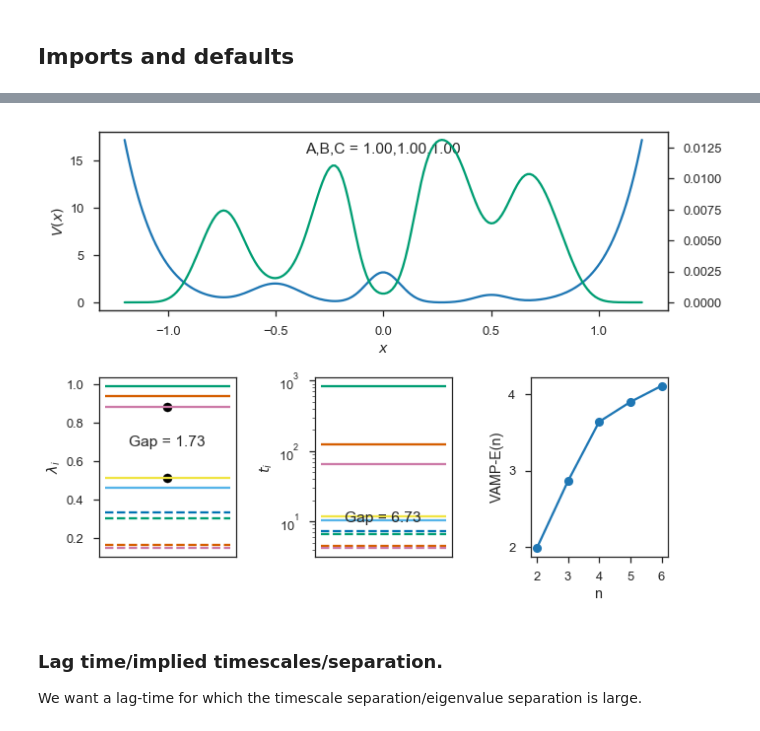
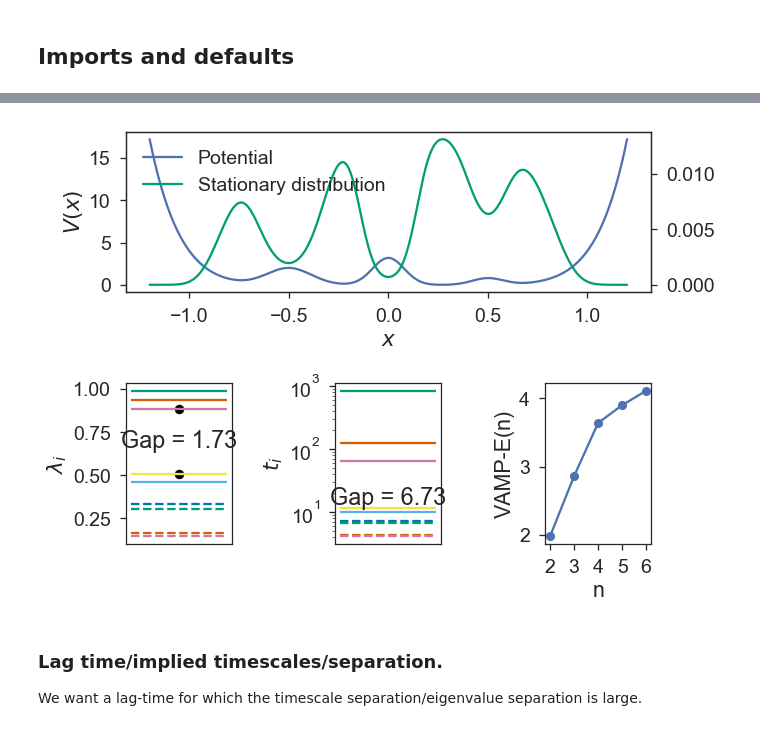
Before and after one commit to RobertArbon/four_well_analysis, a Jupyter notebook: Three-Four-Well-Selection/QuadWell Exact Values-Explorer.ipynb, the cells around one changed output, grey strips where cells are left out. Drawn from its saved outputs; the diff is of its cells as text; code cells hidden in the pictures.

```diff
--- a/Three-Four-Well-Selection/QuadWell Exact Values-Explorer.ipynb
+++ b/Three-Four-Well-Selection/QuadWell Exact Values-Explorer.ipynb
@@ -98,6 +98,7 @@ C = 1
 tau = 8
 # %%
 # ticker = MultipleLocator(base=1)
+sns.set_context('talk', font_scale=1.5)
 from scipy.stats.mstats import gmean
 xmin, xmax = -1.2, 1.2
 N = 200
@@ -134,12 +135,13 @@ ax3 = plt.subplot2grid((3, 3), (1, 1))
 ax4 = plt.subplot2grid((3, 3), (1, 2))
 axes = [ax1,ax2,ax3,ax4]
 
-axes[0].plot(x, potential(x,A,B,C))
+p1 = axes[0].plot(x, potential(x,A,B,C))
 tw_ax = axes[0].twinx()
-tw_ax.plot(x, mu, color=cols[1])
+p2 = tw_ax.plot(x, mu, color=cols[1],)
+tw_ax.legend((p1[0], p2[0]), ('Potential', 'Stationary distribution'))
 
-axes[0].text(x = 0.5, y=0.9,s='A,B,C = {0:4.2f},{1:4.2f},{2:4.2f}'.format(A,B,C),
-             transform=axes[0].transAxes, verticalalignment='center', horizontalalignment='center' )
+# axes[0].text(x = 0.5, y=0.9,s='A,B,C = {0:4.2f},{1:4.2f},{2:4.2f}'.format(A,B,C),
+#              transform=axes[0].transAxes, verticalalignment='center', horizontalalignment='center' )
 axes[0].set_ylabel('$V(x)$')
 axes[0].set_xlabel('$x$')
 
@@ -154,7 +156,7 @@ axes[1].tick_params(axis = 'x', bottom=False, labelbottom=False)
 _ = [axes[2].hlines(xmin=0,xmax=1, y=-tau/np.log(u[i]), color=cols[i])  if i <= num_resolve_ts else
      axes[2].hlines(xmin=0,xmax=1, y=-tau/np.log(u[i]), color=cols[i], linestyle='--') for i in range(1,kmax)]
 axes[2].text(s='Gap = {:4.2f}'.format(np.max(ts_gaps)), x=0.5, y=gmean(ts[gap_m]),
-             verticalalignment='center', horizontalalignment='center' )
+             verticalalignment='bottom', horizontalalignment='center' )
 axes[2].tick_params(axis = 'x', bottom=False, labelbottom=False)
 axes[2].set_yscale('log')
 axes[2].set_ylabel('$t_i$')
@@ -175,4 +177,4 @@ plt.tight_layout()
-[figure, old version]
+[figure, new version]
 # %% [markdown]
 ### Lag time/implied timescales/separation.
 
```
Also changed, not shown: parts of 1 cell of this notebook.
